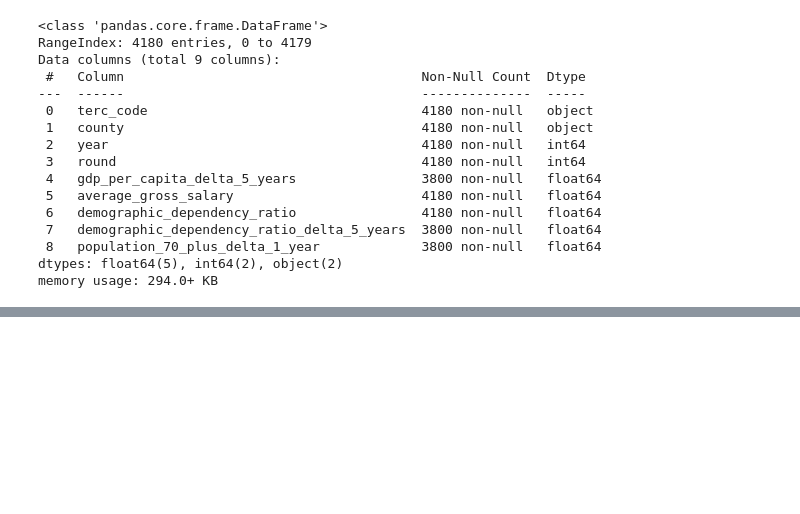
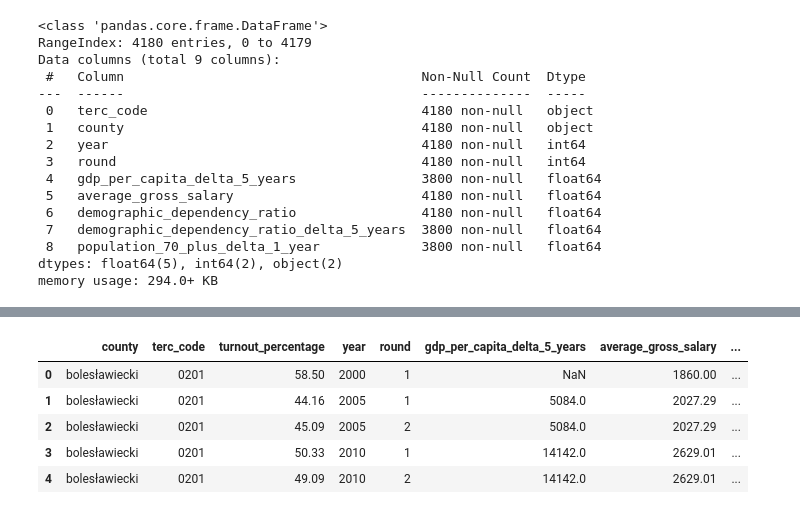
Before and after one commit to wojciech-kielbowicz-it/Github_projects, a Jupyter notebook: Presidential_election_turnout_prediction_model/Notebooks/02_feature_engineering_and_visualization.ipynb, the cells around one changed output, grey strips where cells are left out. Drawn from its saved outputs; the diff is of its cells as text; code cells hidden in the pictures; blank space fills up the shorter version.

Commit message:
model_set_2030_df

```diff
--- a/Presidential_election_turnout_prediction_model/Notebooks/02_feature_engineering_and_visualization.ipynb
+++ b/Presidential_election_turnout_prediction_model/Notebooks/02_feature_engineering_and_visualization.ipynb
@@ -45,6 +51,10 @@ target_columns = indicators_df.columns.tolist()
 target_columns = target_columns[3:]
 
 indicators_df = fem.extrapolate_1999_data(indicators_df, target_columns)
+
+# Copy of indicators_df to predict data for 2000-2030 in the future
+indicators_to_predict_2030_df = indicators_df.copy()
+
 indicators_df[indicators_df.isna().any(axis= 1)]
 # %% [output]
 |  | terc_code | county | year | population_density | population_70_plus | total_population | ... |
@@ -193,0 +214,11 @@ model_set_df.to_parquet("../Data/Proccesed_data/model_set.parquet")
+# %%
+columns_to_keep_list = [
+    "terc_code", "county",
+    "year", "gdp_per_capita",
+    "average_gross_salary",
+    "demographic_dependency_ratio",
+    "population_70_plus"
+]
+
+indicators_to_predict_2030_df = indicators_to_predict_2030_df[columns_to_keep_list]
+indicators_to_predict_2030_df.head()
@@ -193,0 +277,6 @@ model_set_df.to_parquet("../Data/Proccesed_data/model_set.parquet")
+# %%
+indicators_to_predict_2030_df = fem.prepare_lagged_features(indicators_to_predict_2030_df, target_indicators)
+
+del target_indicators
+
+indicators_to_predict_2030_df.head()
@@ -193,0 +290,13 @@ model_set_df.to_parquet("../Data/Proccesed_data/model_set.parquet")
+# %%
+columns_to_keep_list = [
+    "terc_code", "county", "year",
+    "gdp_per_capita_delta_5_years",	"average_gross_salary",
+    "population_70_plus_delta_1_year", "demographic_dependency_ratio",
+    "demographic_dependency_ratio_delta_5_years"
+]
+
+indicators_to_predict_2030_df = indicators_to_predict_2030_df[columns_to_keep_list]
+
+del columns_to_keep_list
+
+indicators_to_predict_2030_df.head()
@@ -193,0 +310,14 @@ model_set_df.to_parquet("../Data/Proccesed_data/model_set.parquet")
+# %%
+election_years = [2000, 2005, 2010, 2015, 2020, 2025]
+model_set_2030_df = fem.merge_election_data(election_df, indicators_to_predict_2030_df, election_years)
+
+del election_years
+
+model_set_2030_df.head()
+# %% [output]
+|  | county | terc_code | turnout_percentage | year | round | gdp_per_capita_delta_5_years | average_gross_salary | ... |
+| 0 | bolesławiecki | 0201 | 58.50 | 2000 | 1 | NaN | 1860.00 | ... |
+| 1 | bolesławiecki | 0201 | 44.16 | 2005 | 1 | 5084.0 | 2027.29 | ... |
+| 2 | bolesławiecki | 0201 | 45.09 | 2005 | 2 | 5084.0 | 2027.29 | ... |
+| 3 | bolesławiecki | 0201 | 50.33 | 2010 | 1 | 14142.0 | 2629.01 | ... |
+| 4 | bolesławiecki | 0201 | 49.09 | 2010 | 2 | 14142.0 | 2629.01 | ... |
```
Also changed, not shown: parts of 10 cells of this notebook, 3 other files.
